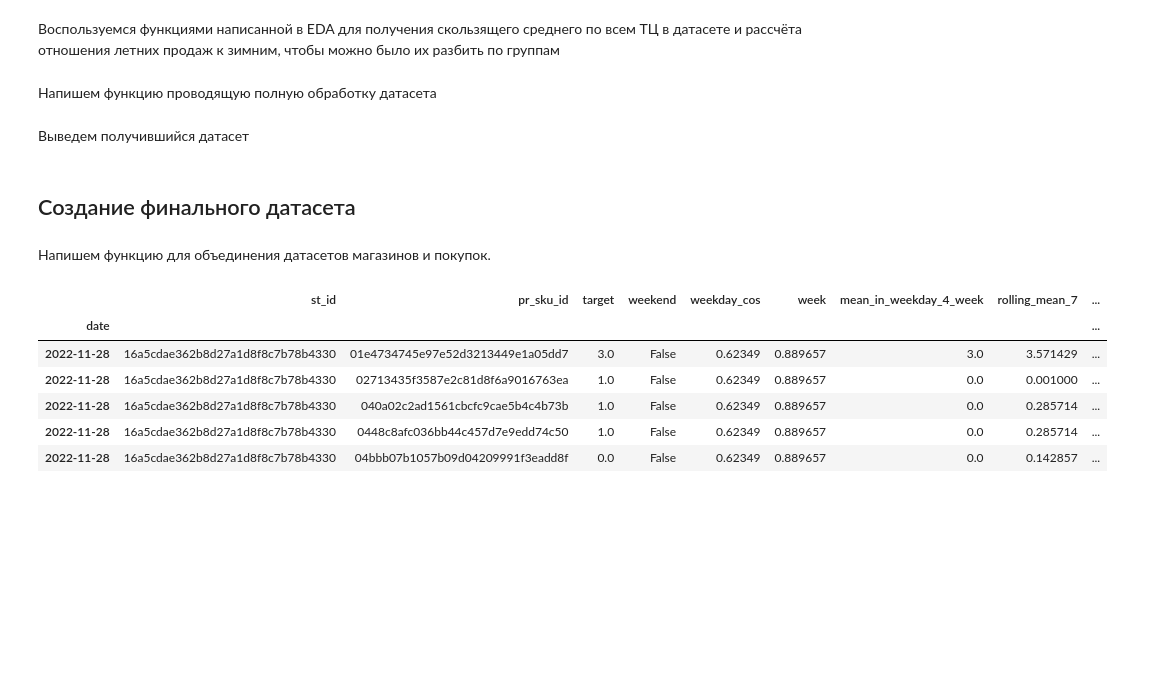
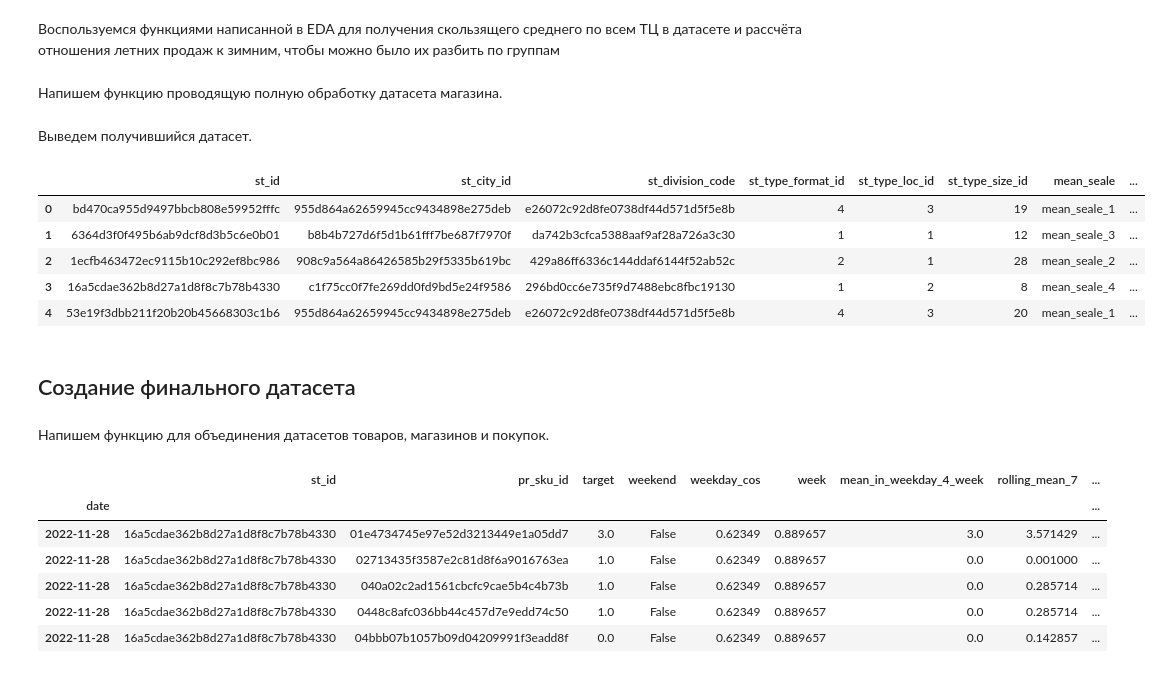
Before and after one commit to Yaroslav-Kn/YM_hakathon_Lenta_sept2023, a Jupyter notebook: Preprocessing.ipynb, the cells around one changed output. Drawn from its saved outputs; the diff is of its cells as text; code cells hidden in the pictures; blank space fills up the shorter version.

```diff
--- a/Preprocessing.ipynb
+++ b/Preprocessing.ipynb
@@ -395,7 +395,7 @@ def get_ratio_summer_winter(df):
                                      / new_df['rolling_mean_pr_sales_in_units_y'])
     return new_df[['st_id', 'ratio_summer_winter']]
 # %% [markdown]
-Напишем функцию проводящую полную обработку датасета
+Напишем функцию проводящую полную обработку датасета магазина.
 # %%
 def get_st_df(df, sales_df_train):
     # Оставим только активные магазины и удалим столбец st_is_active
@@ -423,11 +423,20 @@ def get_st_df(df, sales_df_train):
 # %%
 st_df = get_st_df(st_df, sales_df_train)
 # %% [markdown]
-Выведем получившийся датасет
+Выведем получившийся датасет.
+# %%
+st_df.head()
+# %% [output]
+|  | st_id | st_city_id | st_division_code | st_type_format_id | st_type_loc_id | st_type_size_id | mean_seale | ... |
+| 0 | bd470ca955d9497bbcb808e59952fffc | 955d864a62659945cc9434898e275deb | e26072c92d8fe0738df44d571d5f5e8b | 4 | 3 | 19 | mean_seale_1 | ... |
+| 1 | 6364d3f0f495b6ab9dcf8d3b5c6e0b01 | b8b4b727d6f5d1b61fff7be687f7970f | da742b3cfca5388aaf9af28a726a3c30 | 1 | 1 | 12 | mean_seale_3 | ... |
+| 2 | 1ecfb463472ec9115b10c292ef8bc986 | 908c9a564a86426585b29f5335b619bc | 429a86ff6336c144ddaf6144f52ab52c | 2 | 1 | 28 | mean_seale_2 | ... |
+| 3 | 16a5cdae362b8d27a1d8f8c7b78b4330 | c1f75cc0f7fe269dd0fd9bd5e24f9586 | 296bd0cc6e735f9d7488ebc8fbc19130 | 1 | 2 | 8 | mean_seale_4 | ... |
+| 4 | 53e19f3dbb211f20b20b45668303c1b6 | 955d864a62659945cc9434898e275deb | e26072c92d8fe0738df44d571d5f5e8b | 4 | 3 | 20 | mean_seale_1 | ... |
 # %% [markdown]
 ## Создание финального датасета
 # %% [markdown]
-Напишем функцию для объединения датасетов магазинов и покупок.
+Напишем функцию для объединения датасетов товаров, магазинов и покупок.
 # %%
 def combine_shops_sales(st_df, df_ts, pr_df):
     #объединим получившиеся датасеты, перезададим индексы и удалим пропуски в отсутсвующих торговых центрах
```
Also changed, not shown: parts of 14 cells of this notebook, 4 other files.
